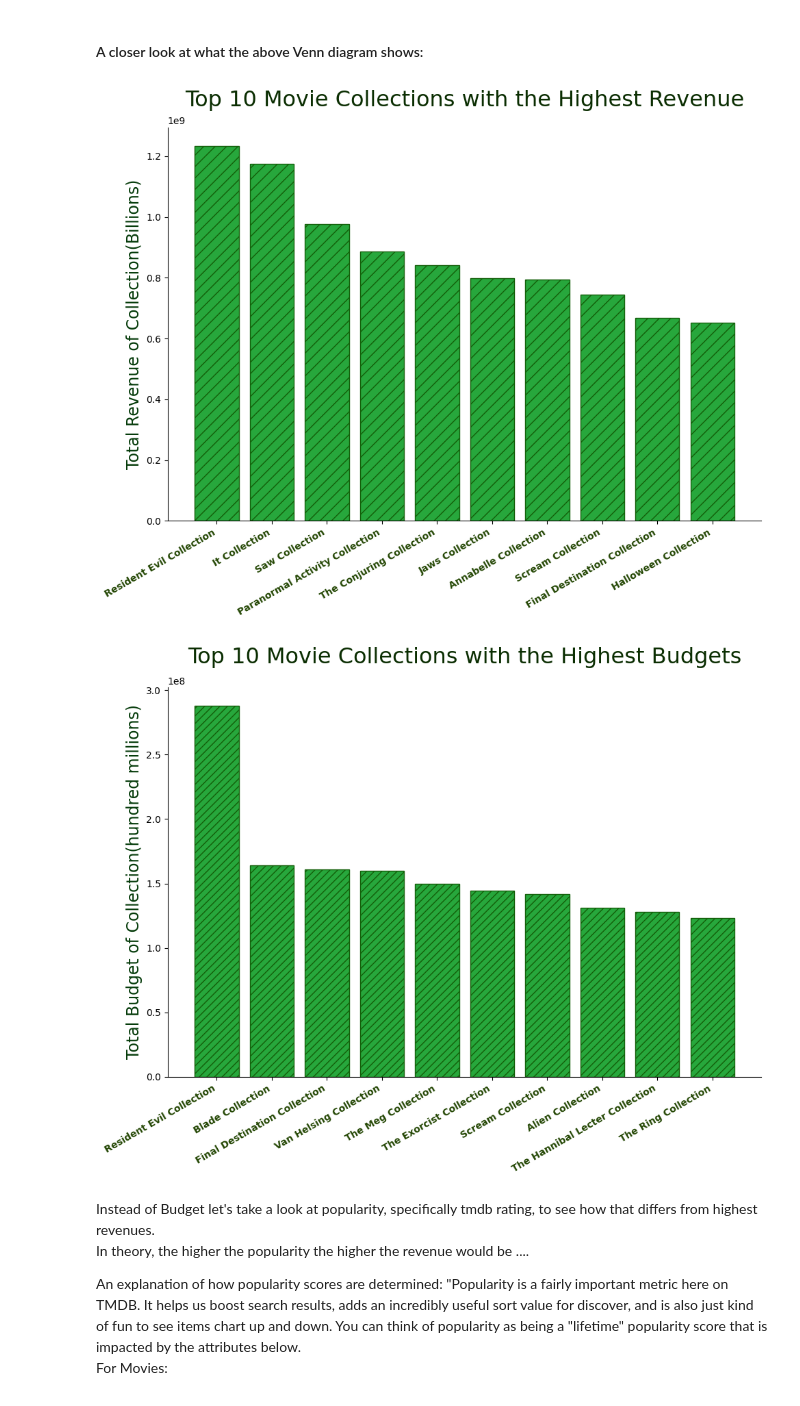
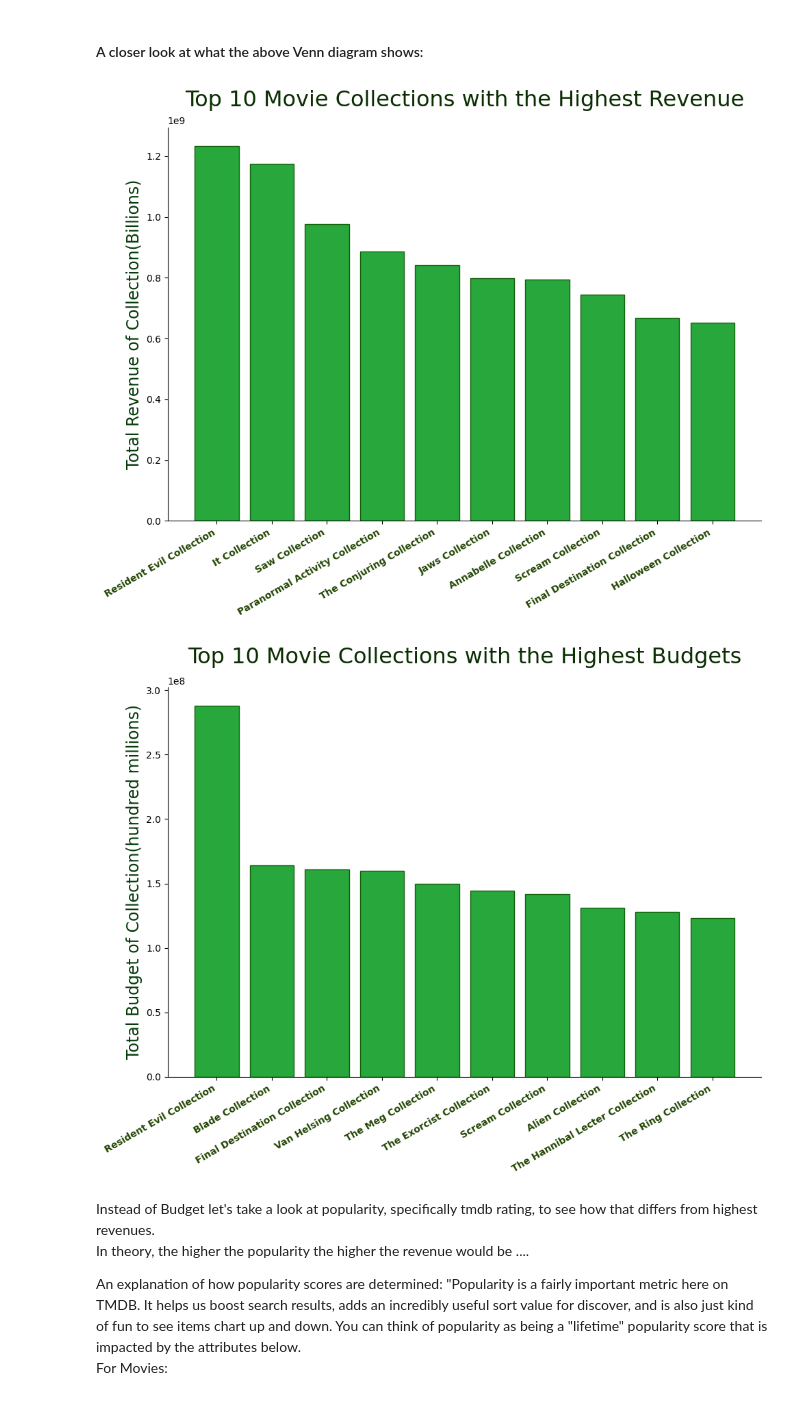
Before and after one commit to JessicaLindsey5514/The_Perfect_Horror_Movie, a Jupyter notebook: Notebooks/perfect_horror_movie.ipynb, the cells around one changed output. Saved outputs shown, nothing was run; the diff lists cells and outputs as text; code cells hidden in the pictures.

```diff
--- a/Notebooks/perfect_horror_movie.ipynb
+++ b/Notebooks/perfect_horror_movie.ipynb
@@ -1278,7 +1278,7 @@ movie_coll_rev = movie_collection_revenue.sort_values(ascending=False)
 collection_rev_10 = movie_coll_rev.head(10)
 
 plt.figure(figsize=(10,8))
-plt.bar(collection_rev_10.index, collection_rev_10.values, color= "#27A73C", edgecolor= "#145f0a", hatch= "//")
+plt.bar(collection_rev_10.index, collection_rev_10.values, color= "#27A73C", edgecolor= "#145f0a")
 ax = plt.gca()
 ax.spines["top"].set_visible(False)
 ax.spines["right"].set_visible(False)
@@ -1300,41 +1300,41 @@ plt.tight_layout()
 plt.savefig('../Visualizations/top_movie_collection_rev.png')
 plt.show()
 # %% [output]
-[figure, old version]
+[figure, new version]
 # %%
 category = "collection_name"
 values = "budget"
 movie_collection_budget = horror_df.groupby(category)[values].sum()
 movie_coll_budget = movie_collection_budget.sort_values(ascending=False)
 
 collection_budget_10 = movie_coll_budget.head(10)
 
 
 
 plt.figure(figsize=(10,8))
-plt.bar(collection_budget_10.index, collection_budget_10.values, color= "#27A73C", edgecolor= "#145f0a", hatch= "///")
+plt.bar(collection_budget_10.index, collection_budget_10.values, color= "#27A73C", edgecolor= "#145f0a")
 ax = plt.gca()
 ax.spines["top"].set_visible(False)
 ax.spines["right"].set_visible(False)
 
 
 plt.title("Top 10 Movie Collections with the Highest Budgets",
           fontsize= 23,
           color= "#0B2E02",
           pad= 25,
           loc="center")
 
 plt.ylabel("Total Budget of Collection(hundred millions)", color= "#053B0A", fontsize=17)
 plt.xticks(rotation=45, ha="right")
 
 custom_labels = collection_budget_10.index
 ax.set_xticklabels(custom_labels, color = "#234603",  fontsize=10, fontweight="bold", rotation=30, ha="right")
 
 plt.tight_layout()
 plt.savefig('../Visualizations/top_movie_collection_budget.png')
 plt.show()
 # %% [output]
-[figure, old version]
+[figure, new version]
 # %% [markdown]
 Instead of Budget let's take a look at popularity, specifically tmdb rating, to see how that differs from highest revenues.
 In theory, the higher the popularity the higher the revenue would be ....
```
Also changed, not shown: parts of 5 cells of this notebook, 8 other files.
